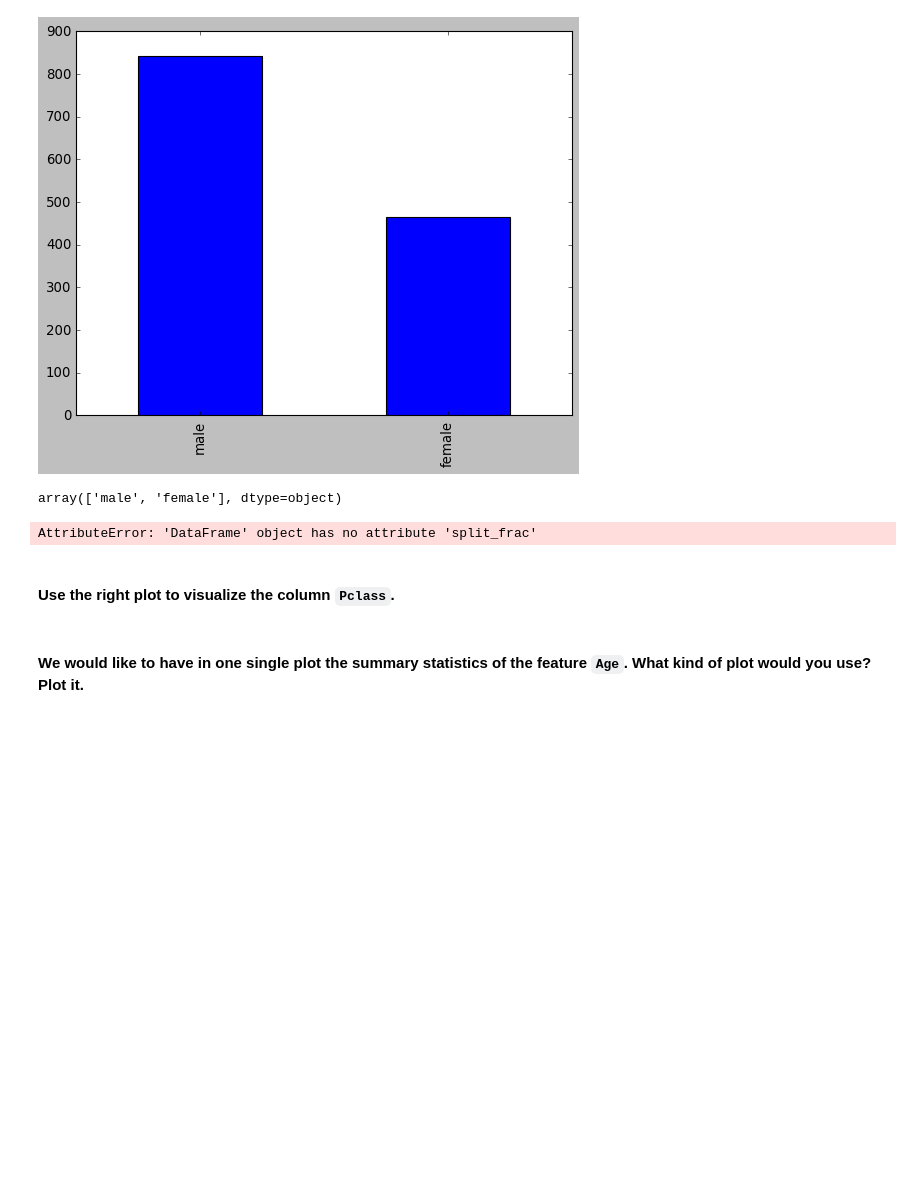
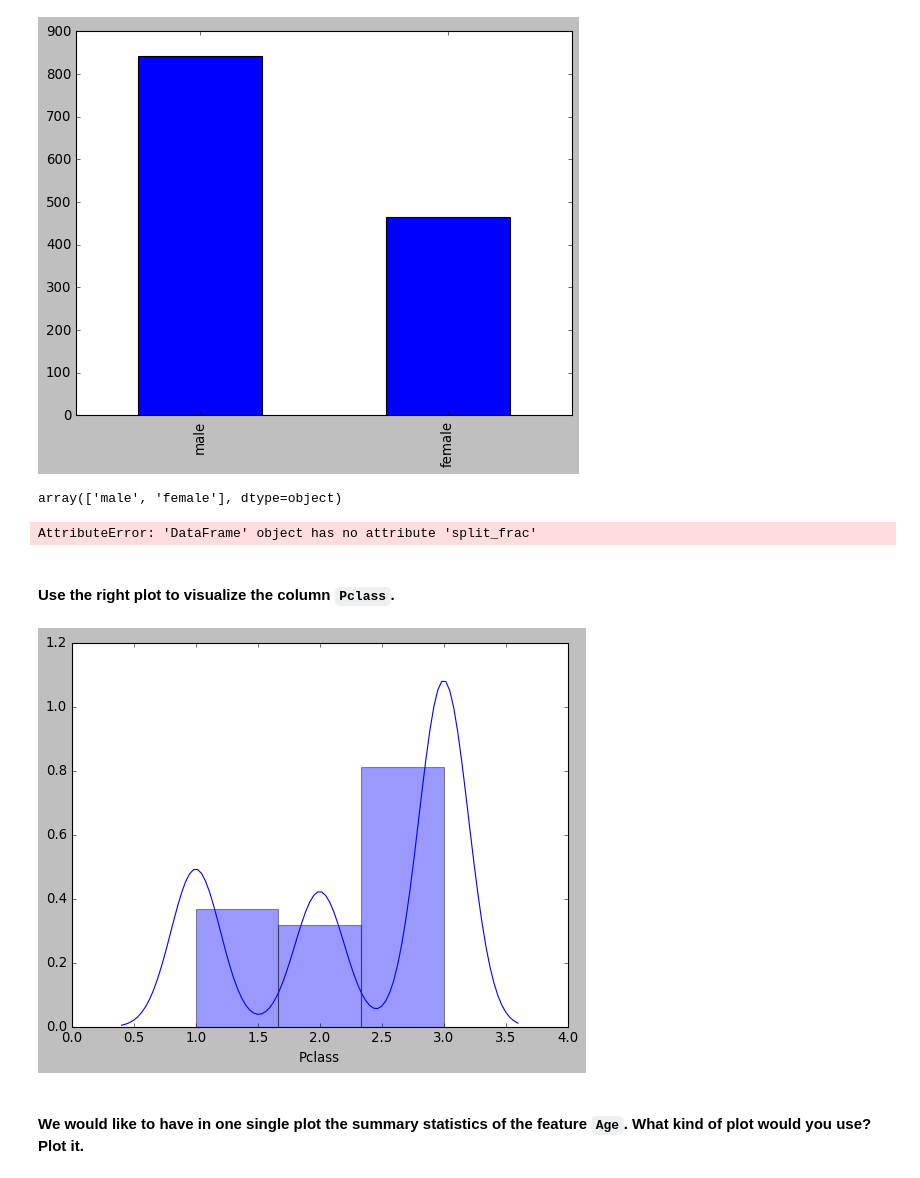
Before and after one commit to Adonis232/dataptmad0420, a Jupyter notebook: module-2/matplotlib-seaborn/your-code/main.ipynb, the cells around one changed output. Saved outputs shown, nothing was run; the diff lists cells and outputs as text; code cells hidden in the pictures; blank space fills up the shorter version.

```diff
--- a/module-2/matplotlib-seaborn/your-code/main.ipynb
+++ b/module-2/matplotlib-seaborn/your-code/main.ipynb
@@ -361,2 +346,8 @@ AttributeError: 'DataFrame' object has no attribute 'split_frac'
+# %%
+# your code here
+sns.distplot(titanic['Pclass'], bins=3);
+#titanic['Pclass'].hist(bins=3)
+# %% [output]
+[figure, added]
 # %% [markdown]
 #### We would like to have in one single plot the summary statistics of the feature `Age`. What kind of plot would you use? Plot it.
```
Also changed, not shown: parts of 6 cells of this notebook.
